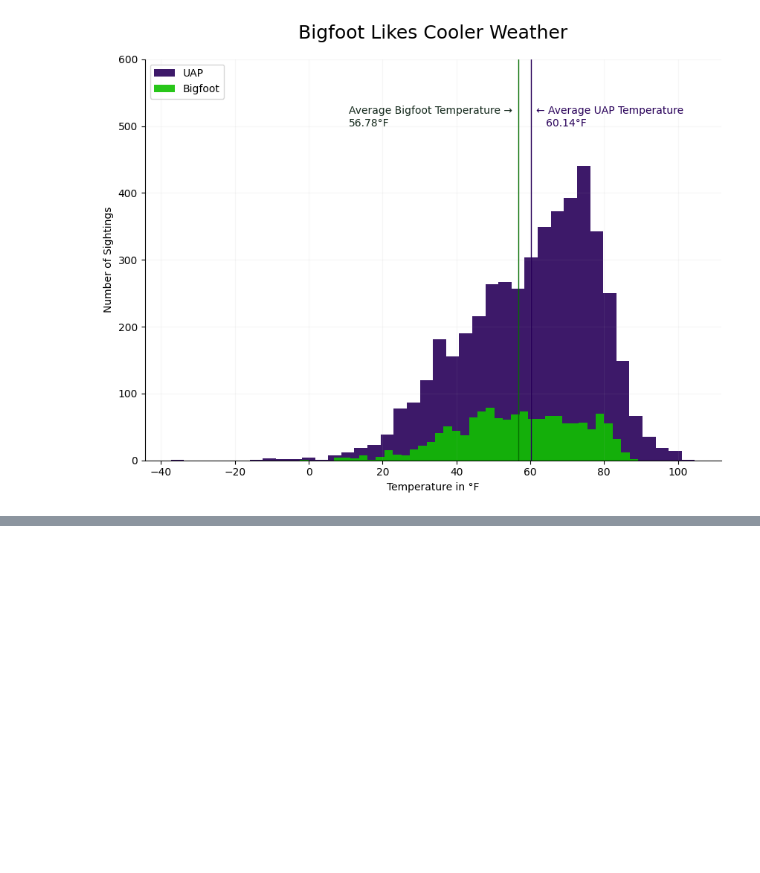
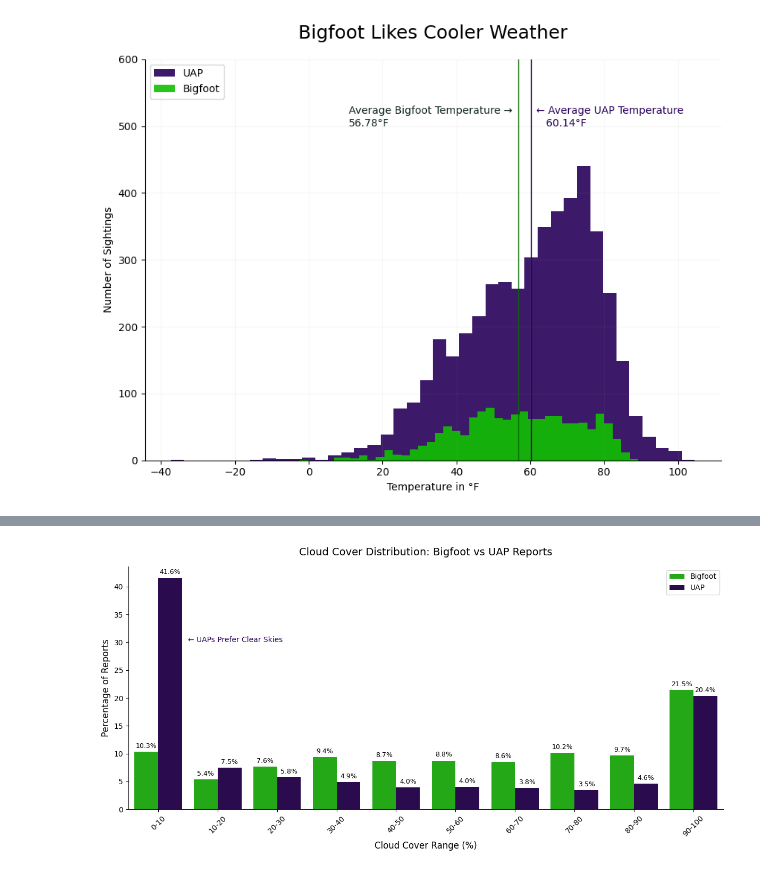
Before and after one commit to wslider/anomalous-sightings-archive, a Jupyter notebook: notebooks/anomalous_sightings_analysis.ipynb, the cells around one changed output, grey strips where cells are left out. Saved outputs shown, nothing was run; the diff lists cells and outputs as text; code cells hidden in the pictures; blank space fills up the shorter version.

Commit message:
SQLite query to show distribution on UAP and Bigfoot Reports across cloud cover percentage ranges + bar plot created to visualize

```diff
--- a/notebooks/anomalous_sightings_analysis.ipynb
+++ b/notebooks/anomalous_sightings_analysis.ipynb
@@ -2114,0 +2216,50 @@ ax.spines['right'].set_visible(False)
+# %%
+# Compare Cloud Cover of UAP and Bigfoot Sightings
+
+# Melt First
+
+cloud_cover_long_df = cloud_cover_result.melt(
+    id_vars='cloud_range',
+    value_vars=['bigfoot_pct', 'uap_pct'],
+    var_name='Type',
+    value_name='Percentage'
+)
+
+
+cloud_cover_long_df['Type'] = cloud_cover_long_df['Type'].replace({
+    'bigfoot_pct': 'Bigfoot',
+    'uap_pct': 'UAP'
+})
+
+# SNS Grouped Barplot
+
+stellar_night = "#280059"
+space_lazer_green = "#10C000"
+
+plt.figure(figsize=(12, 6))
+ax = sns.barplot(
+    data=cloud_cover_long_df,
+    x='cloud_range',
+    y='Percentage',
+    hue='Type',
+    palette=[space_lazer_green, stellar_night],
+    errorbar=None
+)
+
+ax.spines['top'].set_visible(False)
+ax.spines['right'].set_visible(False)
+
+ax.text( 0.5, 30, f"← UAPs Prefer Clear Skies", color=stellar_night)
+
+for container in ax.containers:
+    ax.bar_label(container, fmt='%.1f%%', padding=3, fontsize=9)
+
+plt.title('Cloud Cover Distribution: Bigfoot vs UAP Reports', fontsize=14, pad=15)
+plt.xlabel('Cloud Cover Range (%)', fontsize=12)
+plt.ylabel('Percentage of Reports', fontsize=12)
+plt.xticks(rotation=45)
+plt.legend(title='')
+plt.tight_layout()
+plt.show()
+# %% [output]
+[figure, added]
```
Also changed, not shown: parts of 4 cells of this notebook, 6 other files.
